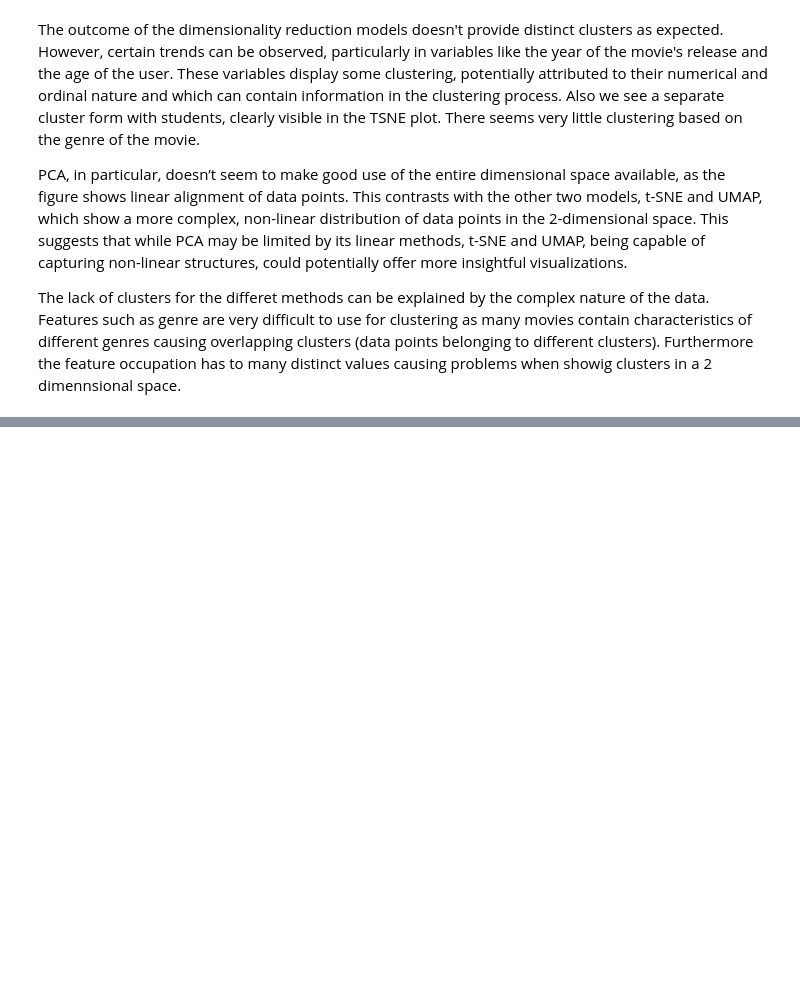
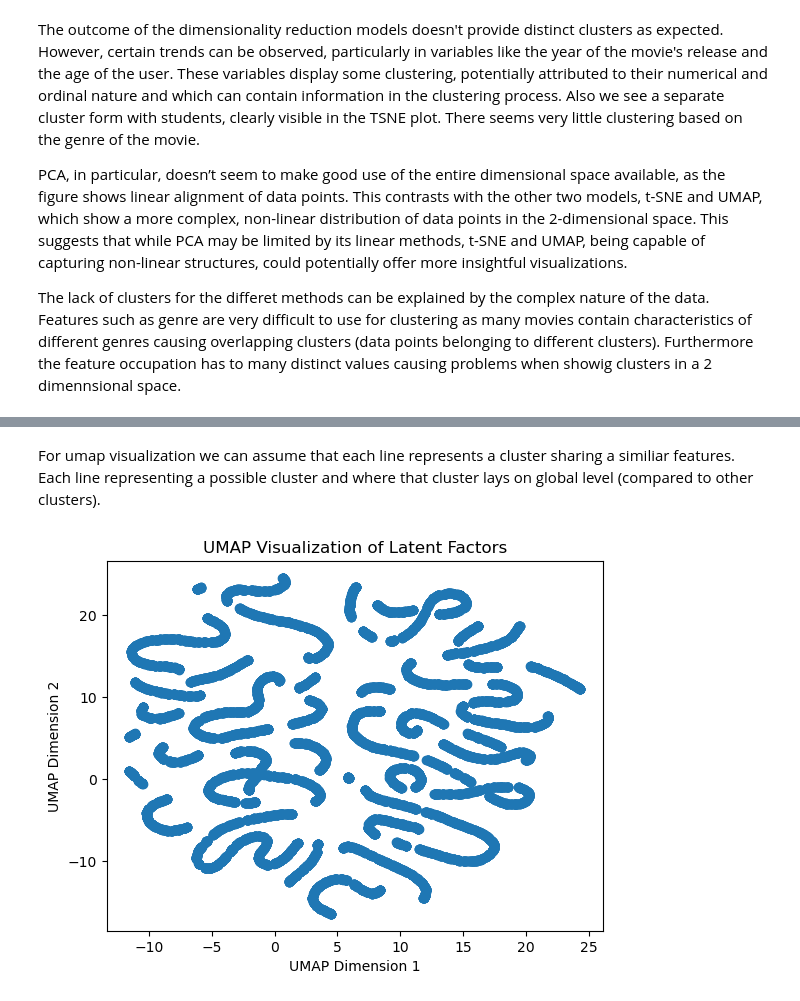
Before and after one commit to vanbuncha/adm, a Jupyter notebook: as1/recom_sys.ipynb, the cells around one changed output, grey strips where cells are left out. Drawn from its saved outputs; the diff is of its cells as text; code cells hidden in the pictures; blank space fills up the shorter version.

```diff
--- a/as1/recom_sys.ipynb
+++ b/as1/recom_sys.ipynb
@@ -589,0 +800,20 @@ The lack of clusters for the differet methods can be explained by the complex na
+# %% [markdown]
+For  umap visualization we can assume that each line represents a cluster sharing a similiar features. Each line representing a possible cluster and where that cluster lays on global level (compared to other clusters).
+# %%
+import umap.umap_ as umap
+
+# Combine user and item matrices (U and V) if needed
+combined_matrix = np.concatenate((U, V), axis=0)
+
+# Apply UMAP for dimension reduction
+reducer = umap.UMAP(n_components=2)  # Reduce to 2 dimensions
+reduced_matrix = reducer.fit_transform(combined_matrix)
+
+# Plot the reduced matrix
+plt.scatter(reduced_matrix[:, 0], reduced_matrix[:, 1])
+plt.xlabel('UMAP Dimension 1')
+plt.ylabel('UMAP Dimension 2')
+plt.title('UMAP Visualization of Latent Factors')
+plt.show()
+# %% [output]
+[figure, added]
```
Also changed, not shown: parts of 31 cells of this notebook.
